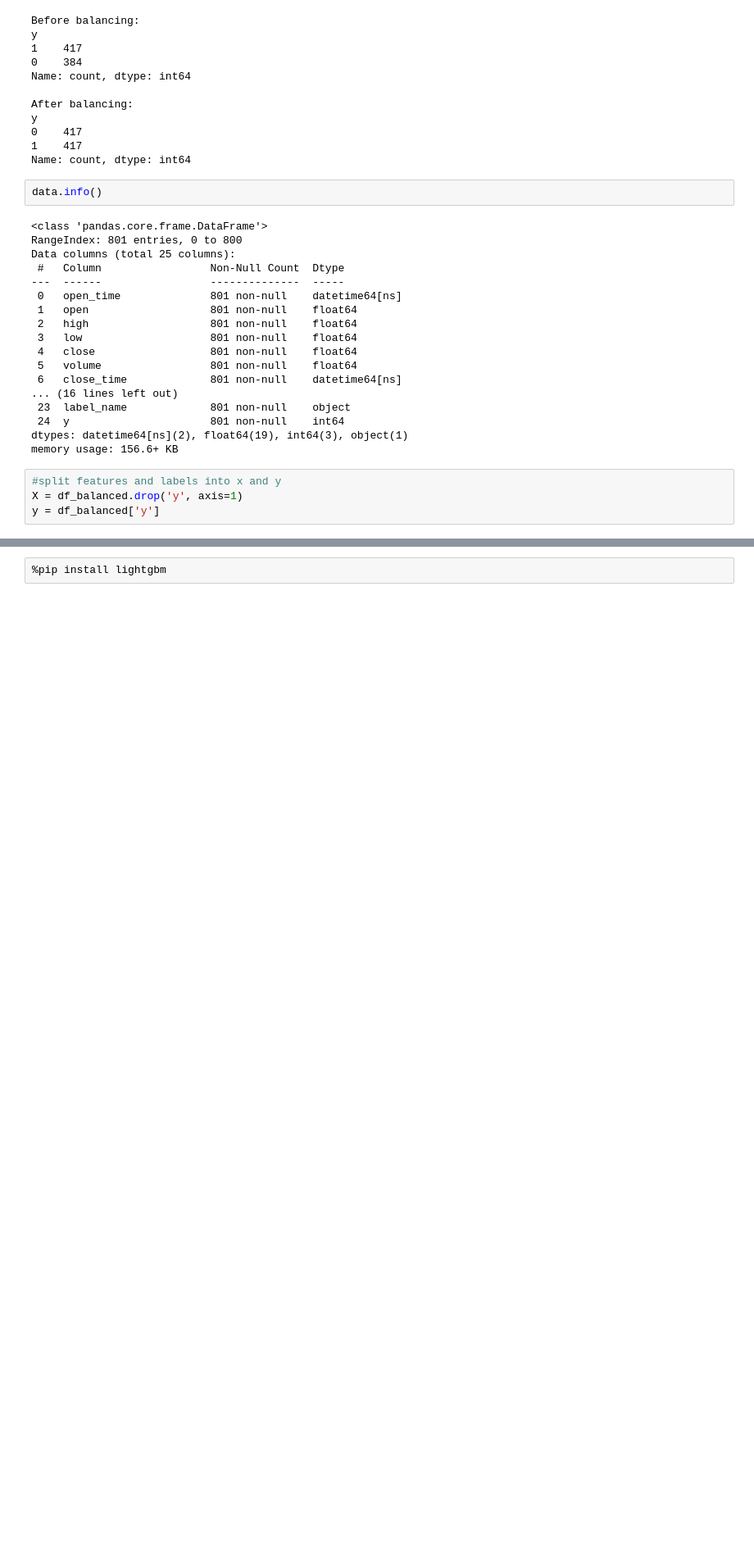
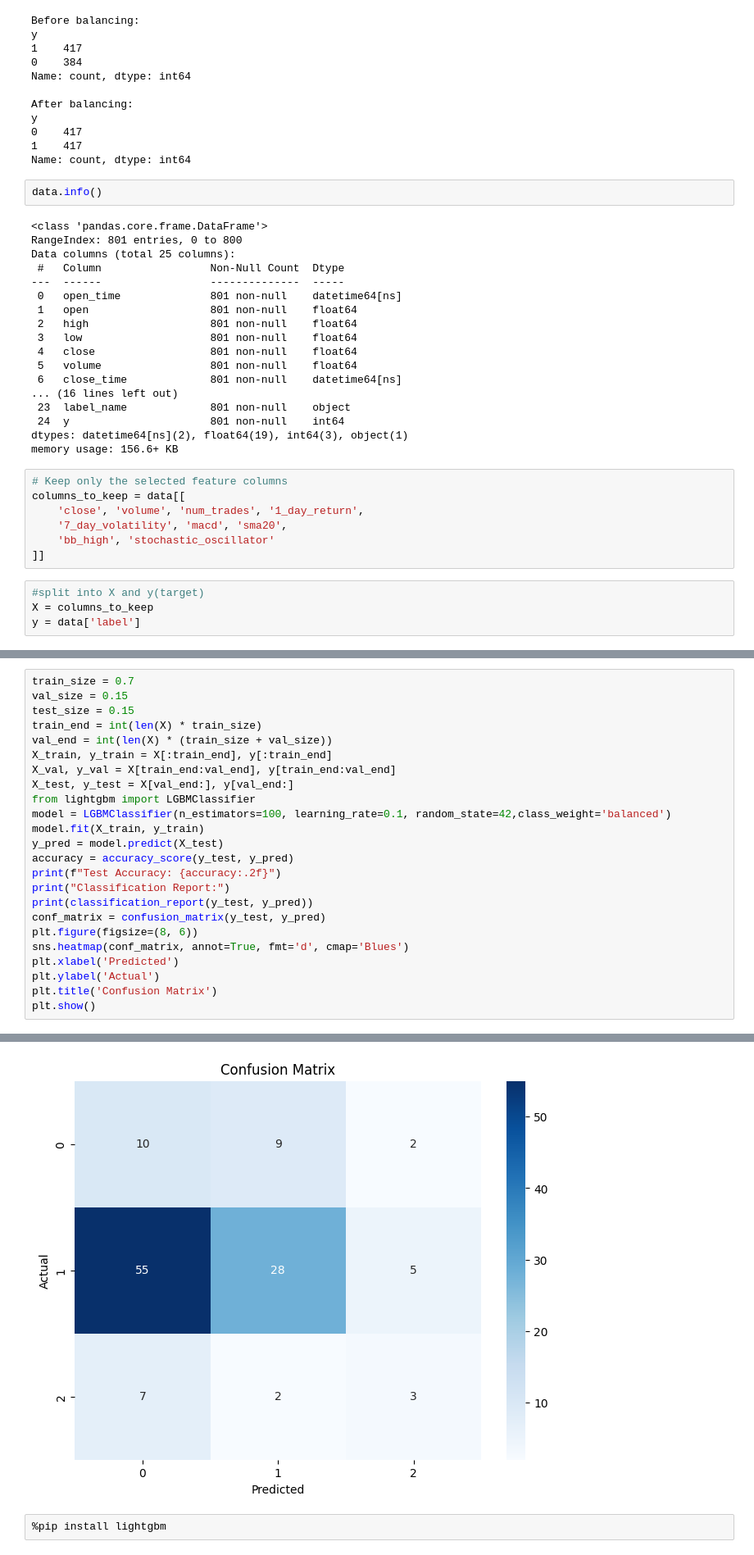
Before and after one commit to gregory-bot/crypto-model-classifier, a Jupyter notebook: src/train.ipynb, the cells around one changed output, grey strips where cells are left out. Shown at 82% size. Drawn from its saved outputs; the diff is of its cells as text; blank space fills up the shorter version.

```diff
--- a/src/train.ipynb
+++ b/src/train.ipynb
@@ -276,7 +276,14 @@ Data columns (total 25 columns):
  24  y                      801 non-null    int64
 dtypes: datetime64[ns](2), float64(19), int64(3), object(1)
 memory usage: 156.6+ KB
+# %%
+# Keep only the selected feature columns
+columns_to_keep = data[[
+    'close', 'volume', 'num_trades', '1_day_return',
+    '7_day_volatility', 'macd', 'sma20',
+    'bb_high', 'stochastic_oscillator'
+]]
 # %%
-#split features and labels into x and y
-X = df_balanced.drop('y', axis=1)
-y = df_balanced['y']
+#split into X and y(target)
+X = columns_to_keep
+y = data['label']
@@ -282,0 +297,25 @@ y = df_balanced['y']
+# %%
+train_size = 0.7
+val_size = 0.15
+test_size = 0.15
+train_end = int(len(X) * train_size)
+val_end = int(len(X) * (train_size + val_size))
+X_train, y_train = X[:train_end], y[:train_end]
+X_val, y_val = X[train_end:val_end], y[train_end:val_end]
+X_test, y_test = X[val_end:], y[val_end:]
+from lightgbm import LGBMClassifier
+model = LGBMClassifier(n_estimators=100, learning_rate=0.1, random_state=42,class_weight='balanced')
+model.fit(X_train, y_train)
+y_pred = model.predict(X_test)
+accuracy = accuracy_score(y_test, y_pred)
+print(f"Test Accuracy: {accuracy:.2f}")
+print("Classification Report:")
+print(classification_report(y_test, y_pred))
+conf_matrix = confusion_matrix(y_test, y_pred)
+plt.figure(figsize=(8, 6))
+sns.heatmap(conf_matrix, annot=True, fmt='d', cmap='Blues')
+plt.xlabel('Predicted')
+plt.ylabel('Actual')
+plt.title('Confusion Matrix')
+plt.show()
+# %% [output]
@@ -283,3 +339,4 @@ y = df_balanced['y']
+[figure, added]
 # %%
 %pip install lightgbm
 # %% [output]
```
Also changed, not shown: parts of 9 cells of this notebook, 5 other files.
